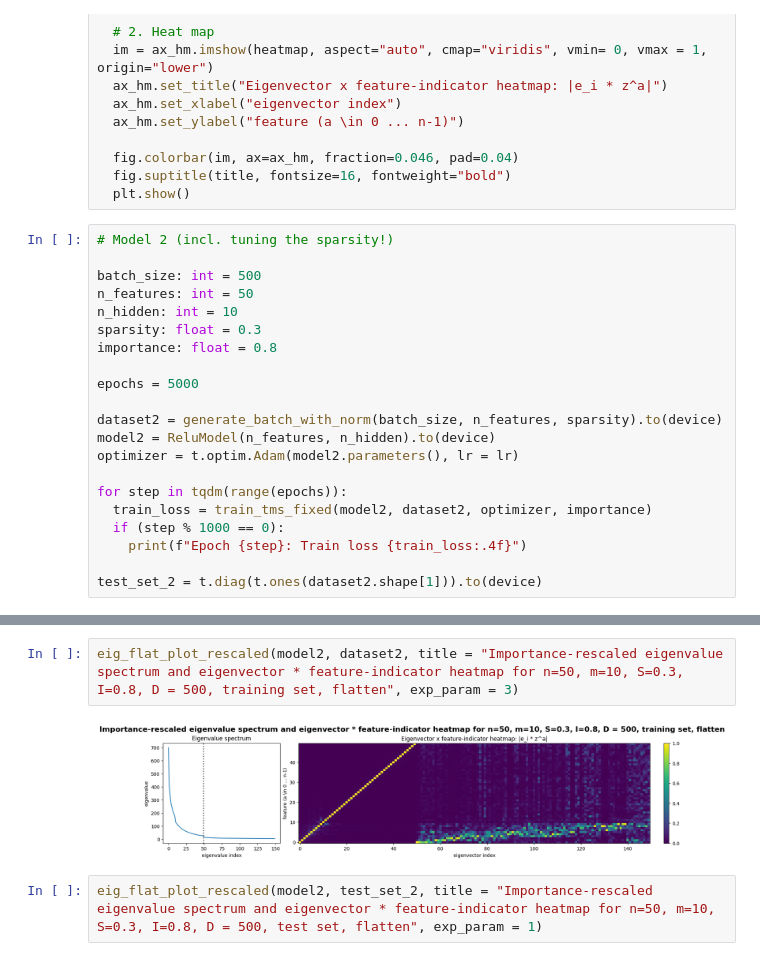
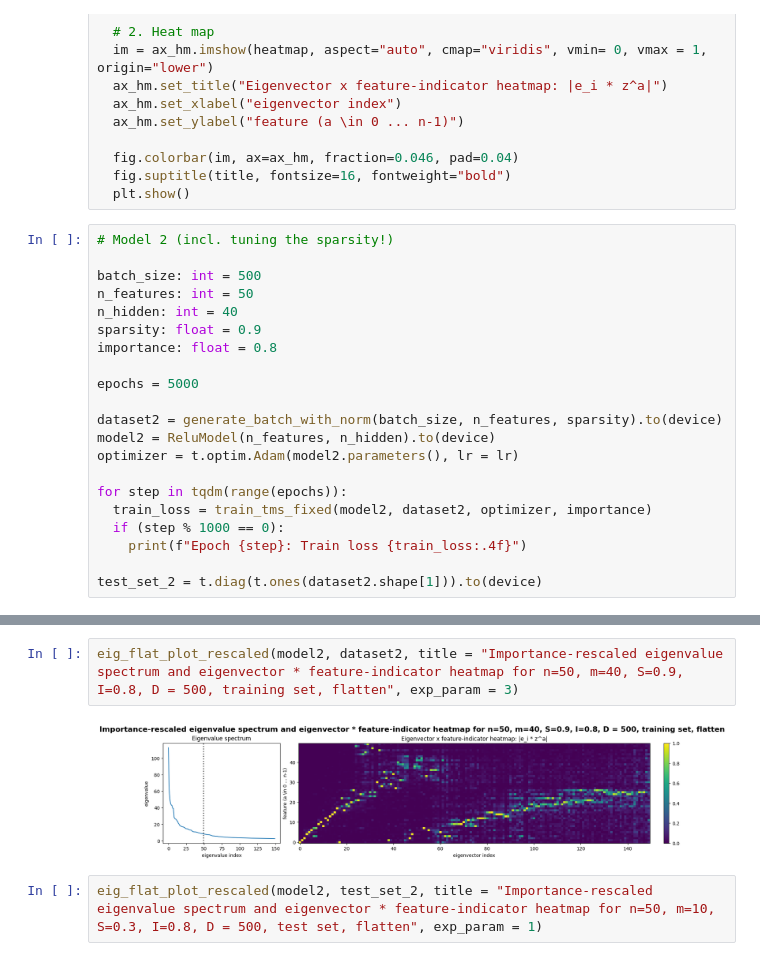
Before and after one commit to jylin04/mi-ntk, a Jupyter notebook: tms_exploration.ipynb, the cells around one changed output, grey strips where cells are left out. Cells and saved outputs as stored; diff of their text form.

```diff
--- a/tms_exploration.ipynb
+++ b/tms_exploration.ipynb
@@ -747,8 +749,8 @@ def eig_flat_plot_rescaled(model: nn.Module, dataset: t.Tensor, title: str, exp_
 
 batch_size: int = 500
 n_features: int = 50
-n_hidden: int = 10
-sparsity: float = 0.3
+n_hidden: int = 40
+sparsity: float = 0.9
 importance: float = 0.8
 
 epochs = 5000
@@ -772,7 +774,7 @@ Epoch 4000: Train loss 0.0001
 # %%
-eig_flat_plot_rescaled(model2, dataset2, title = "Importance-rescaled eigenvalue spectrum and eigenvector * feature-indicator heatmap for n=50, m=10, S=0.3, I=0.8, D = 500, training set, flatten", exp_param = 3)
+eig_flat_plot_rescaled(model2, dataset2, title = "Importance-rescaled eigenvalue spectrum and eigenvector * feature-indicator heatmap for n=50, m=40, S=0.9, I=0.8, D = 500, training set, flatten", exp_param = 3)
 # %% [output]
-[figure, old version]
+[figure, new version]
 # %%
 eig_flat_plot_rescaled(model2, test_set_2, title = "Importance-rescaled eigenvalue spectrum and eigenvector * feature-indicator heatmap for n=50, m=10, S=0.3, I=0.8, D = 500, test set, flatten", exp_param = 1)
 # %% [output]
```
Also changed, not shown: parts of 22 cells of this notebook.
